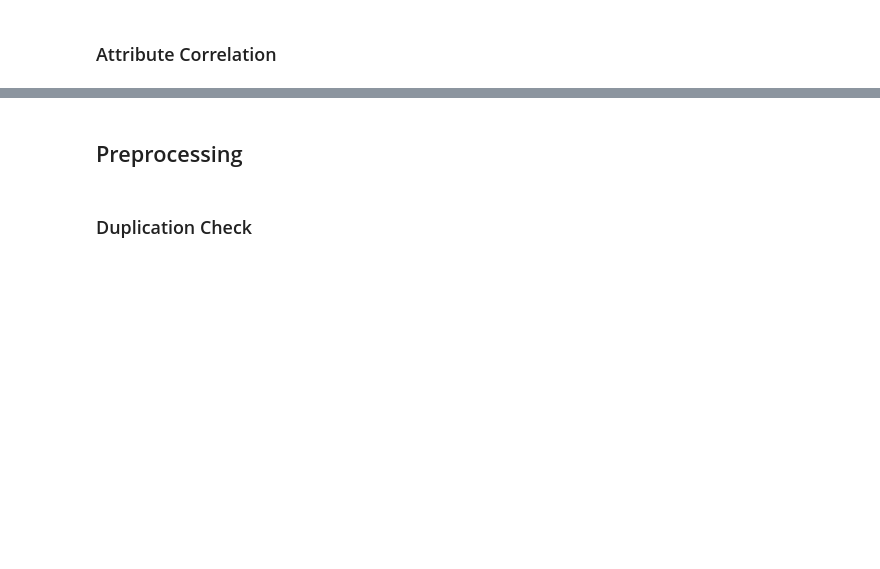
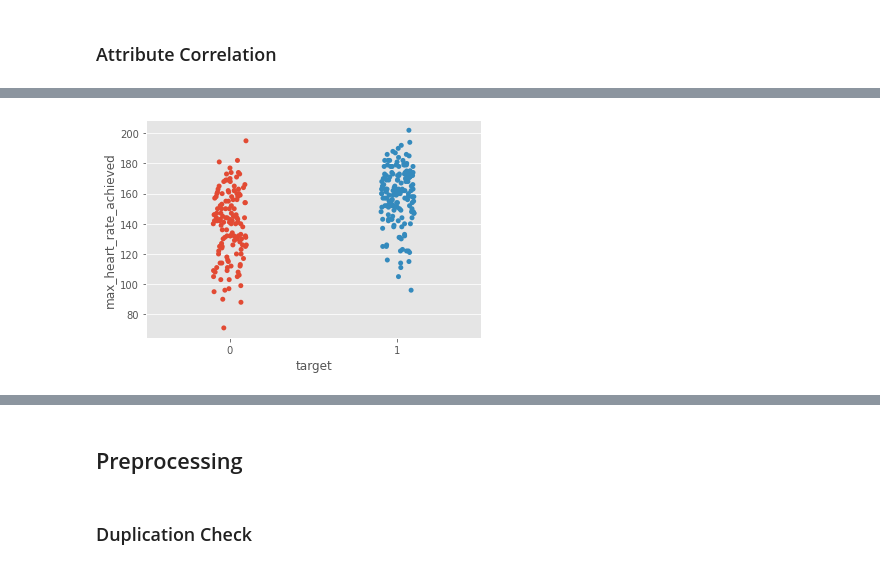
Before and after one commit to abuwildanm/Heart-Disease, a Jupyter notebook: Heart_Disease_Copy.ipynb, the cells around one changed output, grey strips where cells are left out. Drawn from its saved outputs; the diff is of its cells as text; code cells hidden in the pictures; blank space fills up the shorter version.

```diff
--- a/Heart_Disease_Copy.ipynb
+++ b/Heart_Disease_Copy.ipynb
@@ -308,0 +336,5 @@ fig.show()
+# %%
+sns.stripplot(x="target", y="max_heart_rate_achieved", data=data)
+plt.show()
+# %% [output]
+[figure, added]
```
Also changed, not shown: parts of 23 cells of this notebook.
